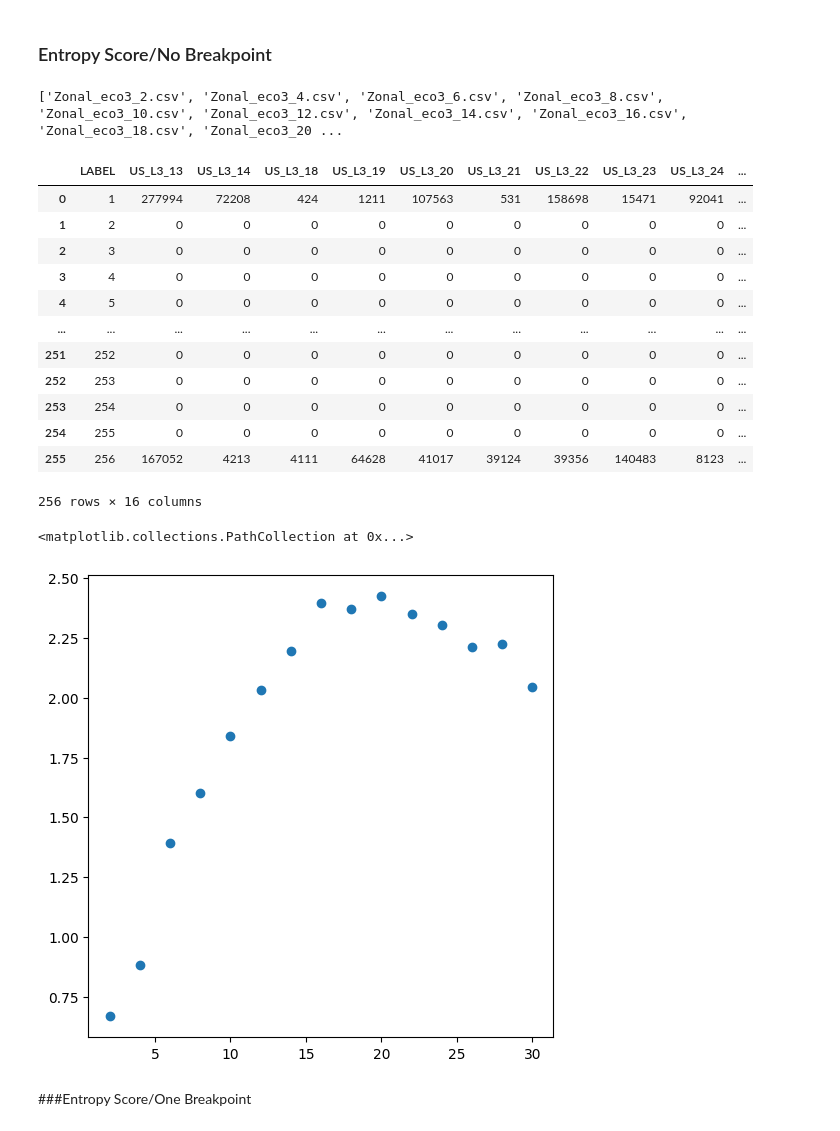
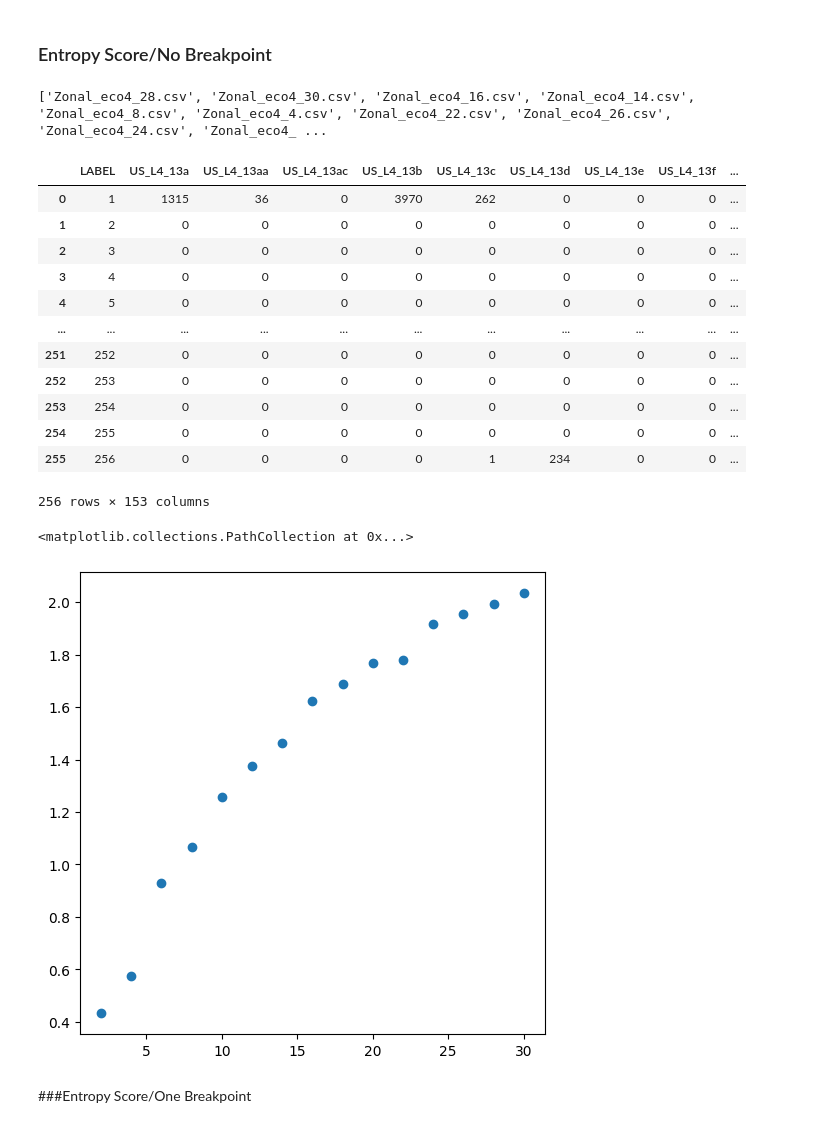
Before and after one commit to afullhart/climateanalogs, a Jupyter notebook: Figures/Score_1brkpt_TESTING.ipynb, the cells around one changed output. Saved outputs shown, nothing was run; the diff lists cells and outputs as text; code cells hidden in the pictures.

```diff
--- a/Figures/Score_1brkpt_TESTING.ipynb
+++ b/Figures/Score_1brkpt_TESTING.ipynb
@@ -409,7 +409,7 @@ import matplotlib.pyplot as plt
 
 'https://stats.stackexchange.com/questions/95731/how-to-calculate-purity'
 
-fld = '/content/drive/My Drive/Colab Notebooks/Analogs/Zonal3_Test'
+fld = '/content/drive/My Drive/Colab Notebooks/Analogs/Zonal4_Test'
 
 files = [f for f in os.listdir(fld) if f[-4:] == '.csv']
 print(files)
@@ -487,7 +487,7 @@ from permetrics import ClusteringMetric
 
 'https://permetrics.readthedocs.io/en/latest/pages/clustering/ES.html'
 
-fld = '/content/drive/My Drive/Colab Notebooks/Analogs/Zonal3_Test'
+fld = '/content/drive/My Drive/Colab Notebooks/Analogs/Zonal4_Test'
 
 files = [f for f in os.listdir(fld) if f[-4:] == '.csv']
 print(files)
@@ -499,7 +499,7 @@ test_scores = []
 test_cluster_sizes = [2, 4, 6, 8, 10, 12, 14, 16, 18, 20, 22, 24, 26, 28, 30]
 for n in test_cluster_sizes:
   y_pred, y_true = [], []
-  df = pd.read_csv(os.path.join(fld, 'Zonal_eco3_{}.csv'.format(n)))
+  df = pd.read_csv(os.path.join(fld, 'Zonal_eco4_{}.csv'.format(n)))
   mask = df.iloc[:, 1:].any(axis=1)
   df = df.iloc[:, 1:][mask]
   arr = df.to_numpy()
@@ -590,7 +590,7 @@ import pandas as pd
 import numpy as np
 import matplotlib.pyplot as plt
 
-fld = '/content/drive/My Drive/Colab Notebooks/Analogs/Zonal3_Test'
+fld = '/content/drive/My Drive/Colab Notebooks/Analogs/Zonal4_Test'
 
 files = [f for f in os.listdir(fld) if f[-4:] == '.csv']
 
@@ -657,50 +657,50 @@ from permetrics import ClusteringMetric
 
 'https://permetrics.readthedocs.io/en/latest/pages/clustering/ES.html'
 
-fld = '/content/drive/My Drive/Colab Notebooks/Analogs/Zonal3_Test'
+fld = '/content/drive/My Drive/Colab Notebooks/Analogs/Zonal4_Test'
 
 files = [f for f in os.listdir(fld) if f[-4:] == '.csv']
 print(files)
 
 df = pd.read_csv(os.path.join(fld, files[0]))
 display(df)
 
 test_scores = []
 test_cluster_sizes = [2, 4, 6, 8, 10, 12, 14, 16, 18, 20, 22, 24, 26, 28, 30]
 for n in test_cluster_sizes:
   y_pred, y_true = [], []
-  df = pd.read_csv(os.path.join(fld, 'Zonal_eco3_{}.csv'.format(n)))
+  df = pd.read_csv(os.path.join(fld, 'Zonal_eco4_{}.csv'.format(n)))
   mask = df.iloc[:, 1:].any(axis=1)
   df = df.iloc[:, 1:][mask]
   arr = df.to_numpy()
   for i, row in enumerate(arr):
     for j, col in enumerate(row):
       count = arr[i, j]
       y_pred.extend([i+1]*count)
       y_true.extend([j+1]*count)
   cm = ClusteringMetric(y_true=y_true, y_pred=y_pred)
   test_scores.append(cm.entropy_score())
 
 
 fig, ax = plt.subplots(figsize=(6, 6))
 ax.scatter(test_cluster_sizes, test_scores)
 # %% [output]
-['Zonal_eco3_2.csv', 'Zonal_eco3_4.csv', 'Zonal_eco3_6.csv', 'Zonal_eco3_8.csv', 'Zonal_eco3_10.csv', 'Zonal_eco3_12.csv', 'Zonal_eco3_14.csv', 'Zonal_eco3_16.csv', 'Zonal_eco3_18.csv', 'Zonal_eco3_20 ...
+['Zonal_eco4_28.csv', 'Zonal_eco4_30.csv', 'Zonal_eco4_16.csv', 'Zonal_eco4_14.csv', 'Zonal_eco4_8.csv', 'Zonal_eco4_4.csv', 'Zonal_eco4_22.csv', 'Zonal_eco4_26.csv', 'Zonal_eco4_24.csv', 'Zonal_eco4_ ...
-|  | LABEL | US_L3_13 | US_L3_14 | US_L3_18 | US_L3_19 | US_L3_20 | US_L3_21 | US_L3_22 | US_L3_23 | US_L3_24 | ... |
-| 0 | 1 | 277994 | 72208 | 424 | 1211 | 107563 | 531 | 158698 | 15471 | 92041 | ... |
-| 1 | 2 | 0 | 0 | 0 | 0 | 0 | 0 | 0 | 0 | 0 | ... |
-| 2 | 3 | 0 | 0 | 0 | 0 | 0 | 0 | 0 | 0 | 0 | ... |
-| 3 | 4 | 0 | 0 | 0 | 0 | 0 | 0 | 0 | 0 | 0 | ... |
-| 4 | 5 | 0 | 0 | 0 | 0 | 0 | 0 | 0 | 0 | 0 | ... |
-| ... | ... | ... | ... | ... | ... | ... | ... | ... | ... | ... | ... |
-| 251 | 252 | 0 | 0 | 0 | 0 | 0 | 0 | 0 | 0 | 0 | ... |
-| 252 | 253 | 0 | 0 | 0 | 0 | 0 | 0 | 0 | 0 | 0 | ... |
-| 253 | 254 | 0 | 0 | 0 | 0 | 0 | 0 | 0 | 0 | 0 | ... |
-| 254 | 255 | 0 | 0 | 0 | 0 | 0 | 0 | 0 | 0 | 0 | ... |
-| 255 | 256 | 167052 | 4213 | 4111 | 64628 | 41017 | 39124 | 39356 | 140483 | 8123 | ... |
+|  | LABEL | US_L4_13a | US_L4_13aa | US_L4_13ac | US_L4_13b | US_L4_13c | US_L4_13d | US_L4_13e | US_L4_13f | ... |
+| 0 | 1 | 1315 | 36 | 0 | 3970 | 262 | 0 | 0 | 0 | ... |
+| 1 | 2 | 0 | 0 | 0 | 0 | 0 | 0 | 0 | 0 | ... |
+| 2 | 3 | 0 | 0 | 0 | 0 | 0 | 0 | 0 | 0 | ... |
+| 3 | 4 | 0 | 0 | 0 | 0 | 0 | 0 | 0 | 0 | ... |
+| 4 | 5 | 0 | 0 | 0 | 0 | 0 | 0 | 0 | 0 | ... |
+| ... | ... | ... | ... | ... | ... | ... | ... | ... | ... | ... |
+| 251 | 252 | 0 | 0 | 0 | 0 | 0 | 0 | 0 | 0 | ... |
+| 252 | 253 | 0 | 0 | 0 | 0 | 0 | 0 | 0 | 0 | ... |
+| 253 | 254 | 0 | 0 | 0 | 0 | 0 | 0 | 0 | 0 | ... |
+| 254 | 255 | 0 | 0 | 0 | 0 | 0 | 0 | 0 | 0 | ... |
+| 255 | 256 | 0 | 0 | 0 | 0 | 1 | 234 | 0 | 0 | ... |
-256 rows × 16 columns
+256 rows × 153 columns
 <matplotlib.collections.PathCollection at 0x...>
-[figure, old version]
+[figure, new version]
 # %% [markdown]
 ###Entropy Score/One Breakpoint
 # %%
```
Also changed, not shown: parts of 5 cells of this notebook.
